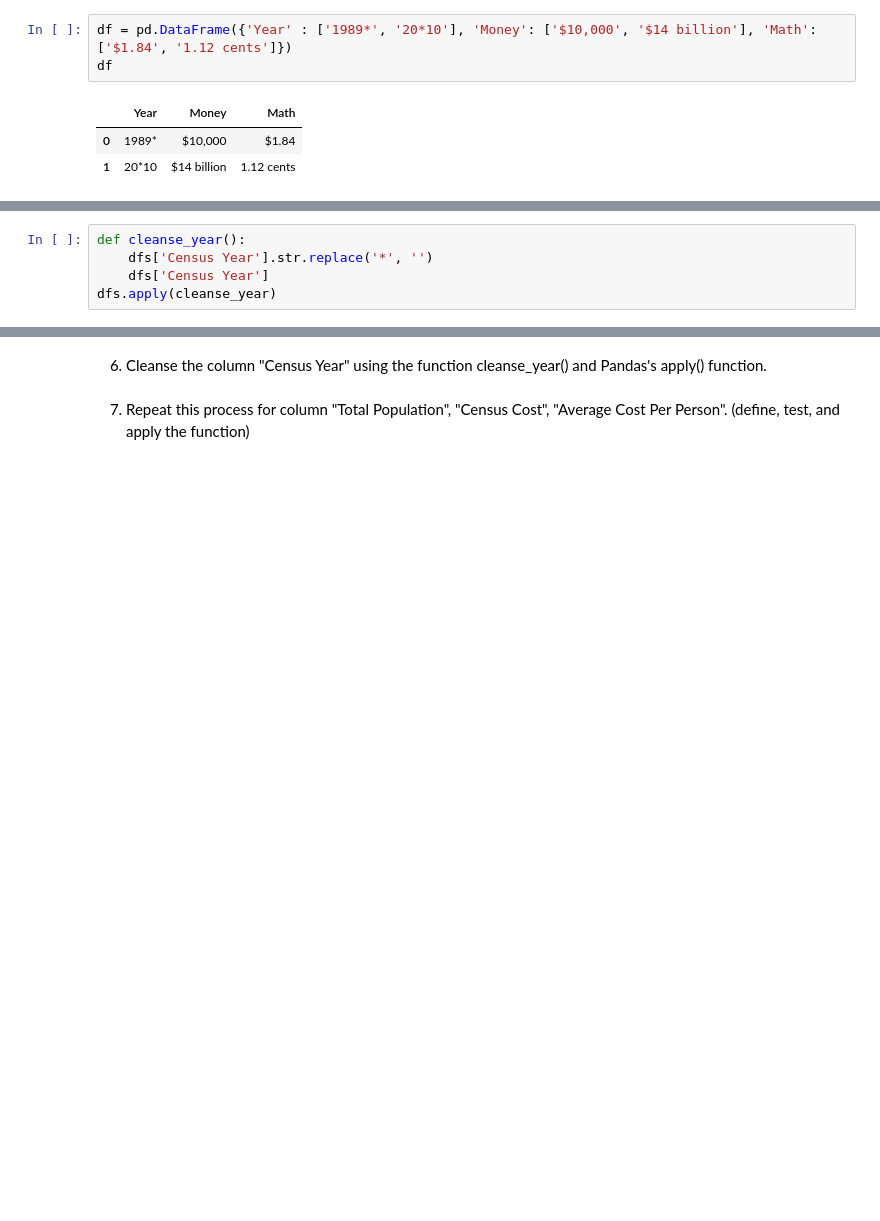
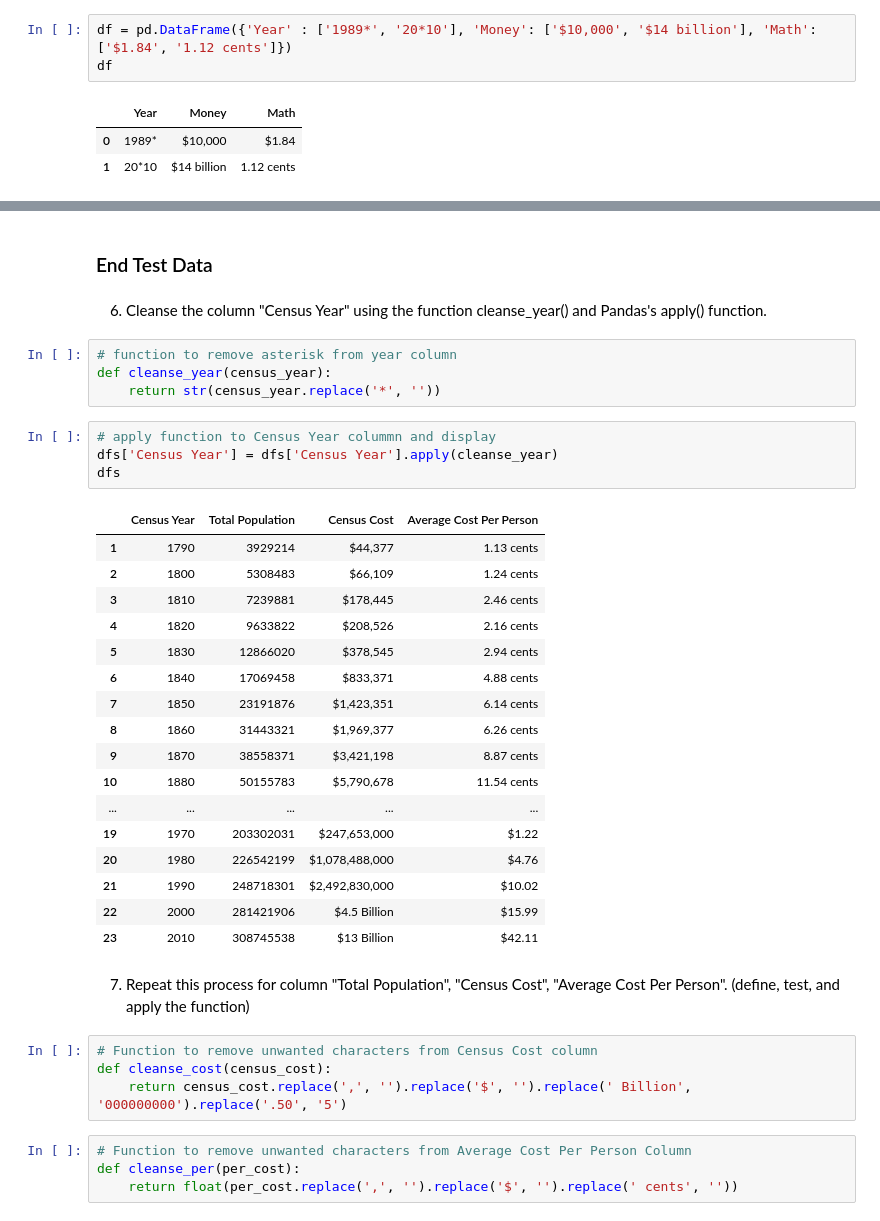
Before and after one commit to steinruck/DATA-690-WANG, a Jupyter notebook: Assignment_06/Assignment_06.ipynb, the cells around one changed output, grey strips where cells are left out. Cells and saved outputs as stored; diff of their text form; blank space fills up the shorter version.

```diff
--- a/Assignment_06/Assignment_06.ipynb
+++ b/Assignment_06/Assignment_06.ipynb
@@ -245,5 +162,0 @@ dfs.columns[0]
-# %%
-def cleanse_year():
-    dfs['Census Year'].str.replace('*', '')
-    dfs['Census Year']
-dfs.apply(cleanse_year)
@@ -252,5 +186,41 @@ TypeError: ignored
+# %% [markdown]
+### End Test Data
 # %% [markdown]
 6. Cleanse the column "Census Year" using the function cleanse_year() and Pandas's apply() function.
+# %%
+# function to remove asterisk from year column
+def cleanse_year(census_year):
+    return str(census_year.replace('*', ''))
+# %%
+# apply function to Census Year colummn and display
+dfs['Census Year'] = dfs['Census Year'].apply(cleanse_year)
+dfs
+# %% [output]
+|  | Census Year | Total Population | Census Cost | Average Cost Per Person |
+| 1 | 1790 | 3929214 | $44,377 | 1.13 cents |
+| 2 | 1800 | 5308483 | $66,109 | 1.24 cents |
+| 3 | 1810 | 7239881 | $178,445 | 2.46 cents |
+| 4 | 1820 | 9633822 | $208,526 | 2.16 cents |
+| 5 | 1830 | 12866020 | $378,545 | 2.94 cents |
+| 6 | 1840 | 17069458 | $833,371 | 4.88 cents |
+| 7 | 1850 | 23191876 | $1,423,351 | 6.14 cents |
+| 8 | 1860 | 31443321 | $1,969,377 | 6.26 cents |
+| 9 | 1870 | 38558371 | $3,421,198 | 8.87 cents |
+| 10 | 1880 | 50155783 | $5,790,678 | 11.54 cents |
+| ... | ... | ... | ... | ... |
+| 19 | 1970 | 203302031 | $247,653,000 | $1.22 |
+| 20 | 1980 | 226542199 | $1,078,488,000 | $4.76 |
+| 21 | 1990 | 248718301 | $2,492,830,000 | $10.02 |
+| 22 | 2000 | 281421906 | $4.5 Billion | $15.99 |
+| 23 | 2010 | 308745538 | $13 Billion | $42.11 |
 # %% [markdown]
 
 7. Repeat this process for column "Total Population", "Census Cost", "Average Cost Per Person". (define, test, and apply the function)
+# %%
+# Function to remove unwanted characters from Census Cost column
+def cleanse_cost(census_cost):
+    return census_cost.replace(',', '').replace('$', '').replace(' Billion', '000000000').replace('.50', '5')
+# %%
+# Function to remove unwanted characters from Average Cost Per Person Column
+def cleanse_per(per_cost):
+    return float(per_cost.replace(',', '').replace('$', '').replace(' cents', ''))
```
Also changed, not shown: parts of 52 cells of this notebook.
